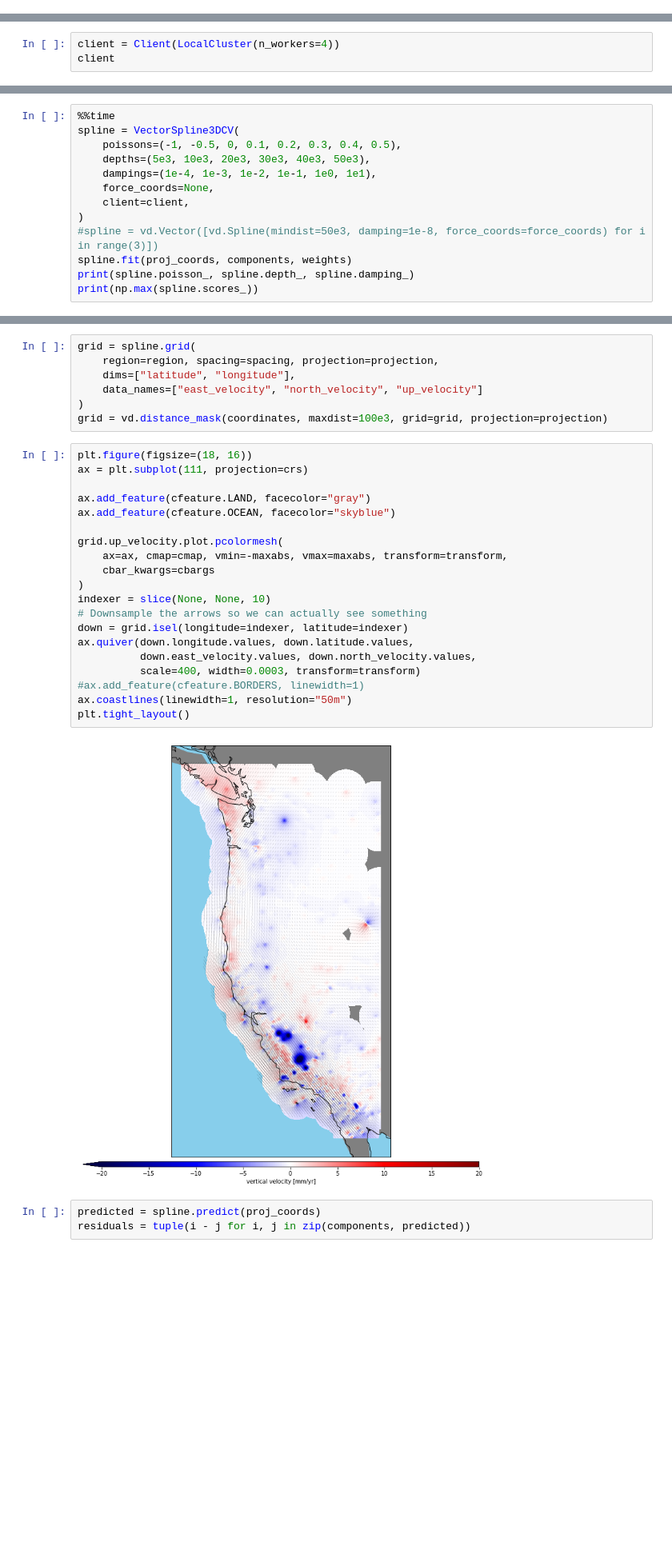
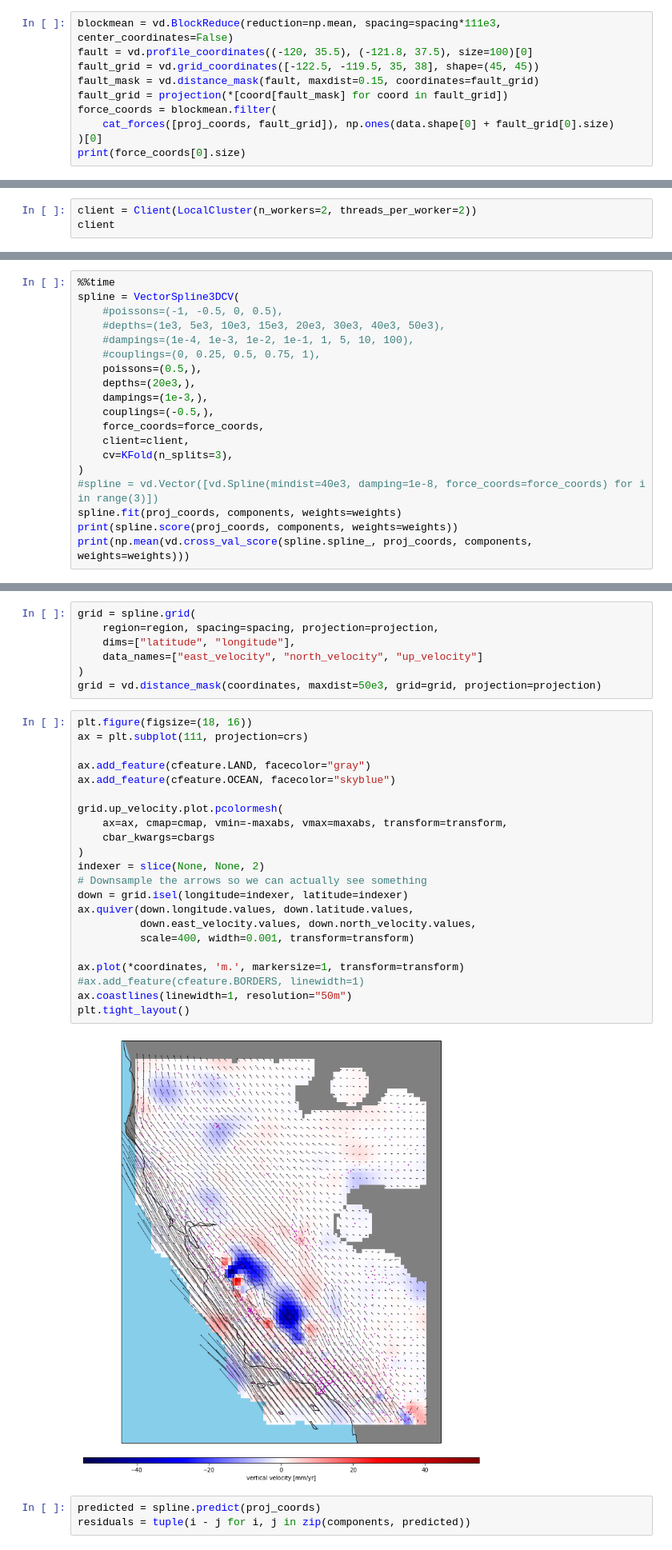
Before and after one commit to leouieda/agu2018, a Jupyter notebook: code/notebooks/pbo_data.ipynb, the cells around one changed output, grey strips where cells are left out. Shown at 80% size. Cells and saved outputs as stored; diff of their text form; blank space fills up the shorter version.

```diff
--- a/code/notebooks/pbo_data.ipynb
+++ b/code/notebooks/pbo_data.ipynb
@@ -115,0 +111,10 @@ print(20/spacing)
+# %%
+blockmean = vd.BlockReduce(reduction=np.mean, spacing=spacing*111e3, center_coordinates=False)
+fault = vd.profile_coordinates((-120, 35.5), (-121.8, 37.5), size=100)[0]
+fault_grid = vd.grid_coordinates([-122.5, -119.5, 35, 38], shape=(45, 45))
+fault_mask = vd.distance_mask(fault, maxdist=0.15, coordinates=fault_grid)
+fault_grid = projection(*[coord[fault_mask] for coord in fault_grid])
+force_coords = blockmean.filter(
+    cat_forces([proj_coords, fault_grid]), np.ones(data.shape[0] + fault_grid[0].size)
+)[0]
+print(force_coords[0].size)
@@ -116,4 +131,4 @@ print(20/spacing)
 # %%
-client = Client(LocalCluster(n_workers=4))
+client = Client(LocalCluster(n_workers=2, threads_per_worker=2))
 client
 # %% [output]
@@ -121,14 +140,20 @@ client
 # %%
 %%time
 spline = VectorSpline3DCV(
-    poissons=(-1, -0.5, 0, 0.1, 0.2, 0.3, 0.4, 0.5),
-    depths=(5e3, 10e3, 20e3, 30e3, 40e3, 50e3),
-    dampings=(1e-4, 1e-3, 1e-2, 1e-1, 1e0, 1e1),
-    force_coords=None,
+    #poissons=(-1, -0.5, 0, 0.5),
+    #depths=(1e3, 5e3, 10e3, 15e3, 20e3, 30e3, 40e3, 50e3),
+    #dampings=(1e-4, 1e-3, 1e-2, 1e-1, 1, 5, 10, 100),
+    #couplings=(0, 0.25, 0.5, 0.75, 1),
+    poissons=(0.5,),
+    depths=(20e3,),
+    dampings=(1e-3,),
+    couplings=(-0.5,),
+    force_coords=force_coords,
     client=client,
+    cv=KFold(n_splits=3),
 )
-#spline = vd.Vector([vd.Spline(mindist=50e3, damping=1e-8, force_coords=force_coords) for i in range(3)])
-spline.fit(proj_coords, components, weights)
-print(spline.poisson_, spline.depth_, spline.damping_)
-print(np.max(spline.scores_))
+#spline = vd.Vector([vd.Spline(mindist=40e3, damping=1e-8, force_coords=force_coords) for i in range(3)])
+spline.fit(proj_coords, components, weights=weights)
+print(spline.score(proj_coords, components, weights=weights))
+print(np.mean(vd.cross_val_score(spline.spline_, proj_coords, components, weights=weights)))
 # %% [output]
@@ -142,29 +174,31 @@ grid = spline.grid(
     dims=["latitude", "longitude"],
     data_names=["east_velocity", "north_velocity", "up_velocity"]
 )
-grid = vd.distance_mask(coordinates, maxdist=100e3, grid=grid, projection=projection)
+grid = vd.distance_mask(coordinates, maxdist=50e3, grid=grid, projection=projection)
 # %%
 plt.figure(figsize=(18, 16))
 ax = plt.subplot(111, projection=crs)
 
 ax.add_feature(cfeature.LAND, facecolor="gray")
 ax.add_feature(cfeature.OCEAN, facecolor="skyblue")
 
 grid.up_velocity.plot.pcolormesh(
     ax=ax, cmap=cmap, vmin=-maxabs, vmax=maxabs, transform=transform,
     cbar_kwargs=cbargs
 )
-indexer = slice(None, None, 10)
+indexer = slice(None, None, 2)
 # Downsample the arrows so we can actually see something
 down = grid.isel(longitude=indexer, latitude=indexer)
 ax.quiver(down.longitude.values, down.latitude.values,
           down.east_velocity.values, down.north_velocity.values,
-          scale=400, width=0.0003, transform=transform)
+          scale=400, width=0.001, transform=transform)
+
+ax.plot(*coordinates, 'm.', markersize=1, transform=transform)
 #ax.add_feature(cfeature.BORDERS, linewidth=1)
 ax.coastlines(linewidth=1, resolution="50m")
 plt.tight_layout()
 # %% [output]
-[figure, old version]
+[figure, new version]
 # %%
 predicted = spline.predict(proj_coords)
 residuals = tuple(i - j for i, j in zip(components, predicted))
```
Also changed, not shown: parts of 15 cells of this notebook.
